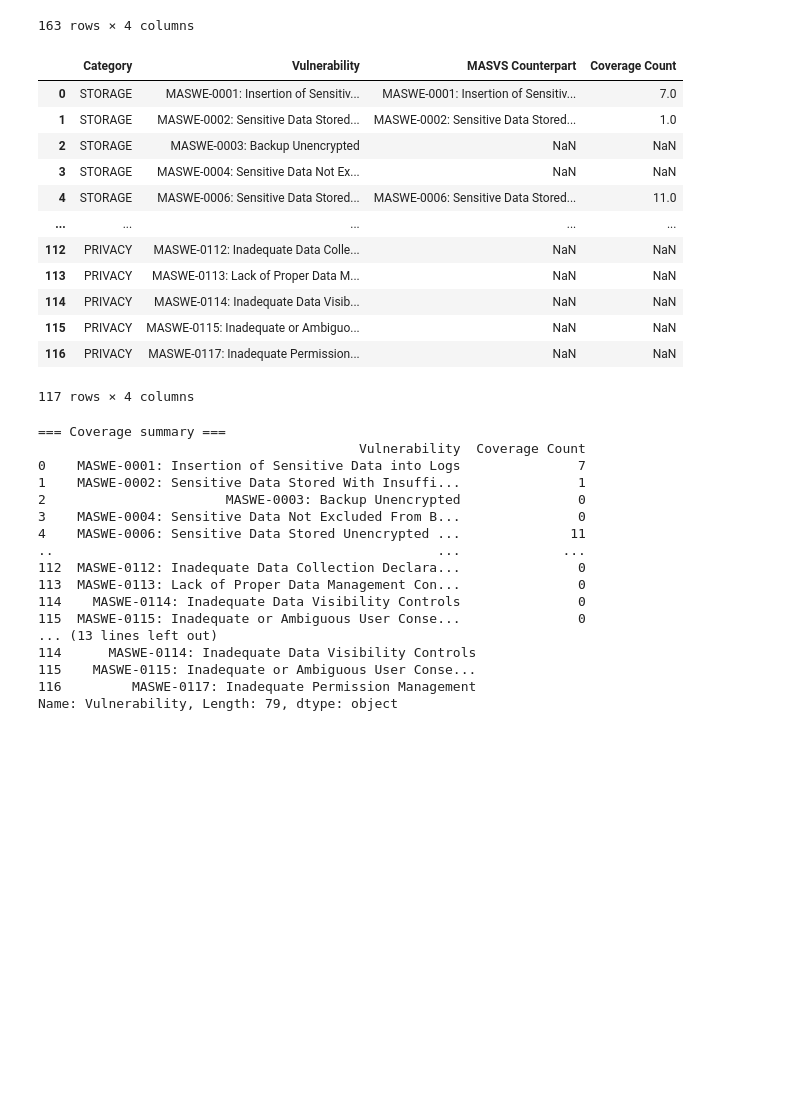
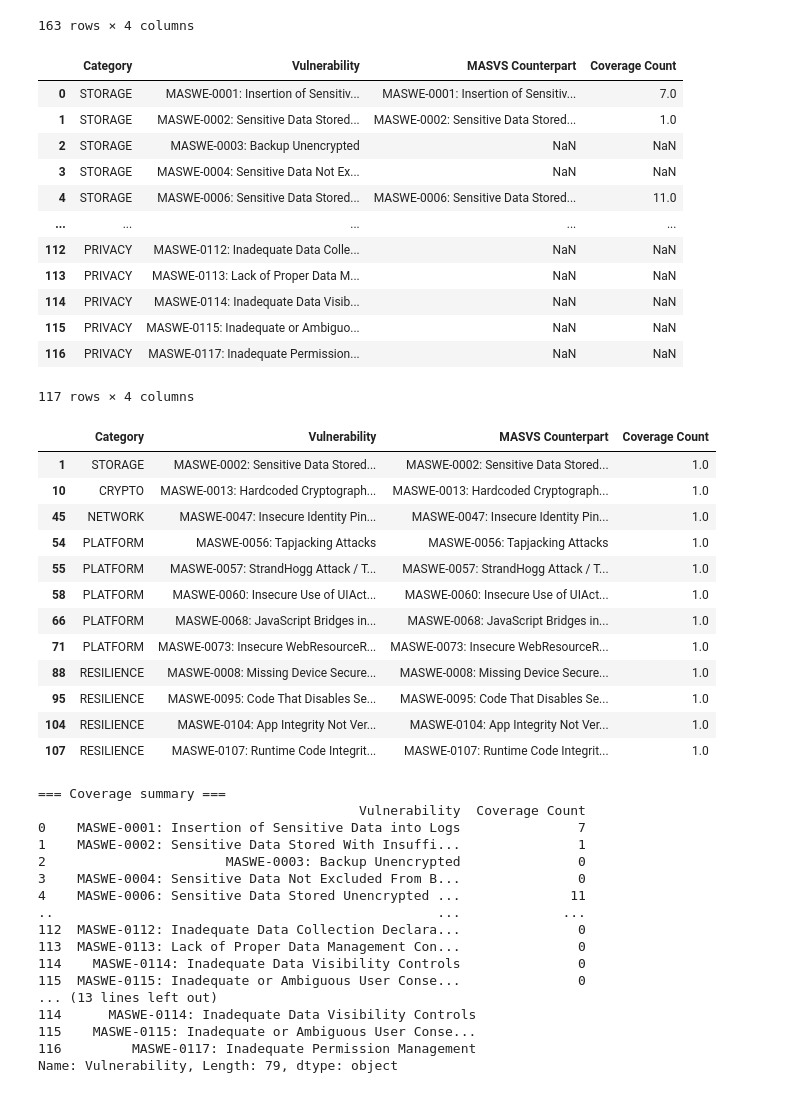
Before and after one commit to domi-cmd/Reference_Application_for_OWASP_MASTG, a Jupyter notebook: dev_documents/seminar_thesis/reference_apps/data_manipulation/app_vulnerability_coverage.ipynb, the cells around one changed output. Saved outputs shown, nothing was run; the diff lists cells and outputs as text; code cells hidden in the pictures; blank space fills up the shorter version.

```diff
--- a/dev_documents/seminar_thesis/reference_apps/data_manipulation/app_vulnerability_coverage.ipynb
+++ b/dev_documents/seminar_thesis/reference_apps/data_manipulation/app_vulnerability_coverage.ipynb
@@ -48,27 +48,42 @@ coverage_count = (
 # %%
 # --- Merge to see which ones are covered and how often ---
 merged_df = all_vuln_df.merge(
     coverage_count,
     left_on="Vulnerability",
     right_on="MASVS Counterpart",
     how="left"
 )
 
 display(merged_df)
+
+display(merged_df[merged_df["Coverage Count"] == 1])
 # %% [output]
 |  | Category | Vulnerability | MASVS Counterpart | Coverage Count |
 | 0 | STORAGE | MASWE-0001: Insertion of Sensitiv... | MASWE-0001: Insertion of Sensitiv... | 7.0 |
 | 1 | STORAGE | MASWE-0002: Sensitive Data Stored... | MASWE-0002: Sensitive Data Stored... | 1.0 |
 | 2 | STORAGE | MASWE-0003: Backup Unencrypted | NaN | NaN |
 | 3 | STORAGE | MASWE-0004: Sensitive Data Not Ex... | NaN | NaN |
 | 4 | STORAGE | MASWE-0006: Sensitive Data Stored... | MASWE-0006: Sensitive Data Stored... | 11.0 |
 | ... | ... | ... | ... | ... |
 | 112 | PRIVACY | MASWE-0112: Inadequate Data Colle... | NaN | NaN |
 | 113 | PRIVACY | MASWE-0113: Lack of Proper Data M... | NaN | NaN |
 | 114 | PRIVACY | MASWE-0114: Inadequate Data Visib... | NaN | NaN |
 | 115 | PRIVACY | MASWE-0115: Inadequate or Ambiguo... | NaN | NaN |
 | 116 | PRIVACY | MASWE-0117: Inadequate Permission... | NaN | NaN |
 117 rows × 4 columns
+|  | Category | Vulnerability | MASVS Counterpart | Coverage Count |
+| 1 | STORAGE | MASWE-0002: Sensitive Data Stored... | MASWE-0002: Sensitive Data Stored... | 1.0 |
+| 10 | CRYPTO | MASWE-0013: Hardcoded Cryptograph... | MASWE-0013: Hardcoded Cryptograph... | 1.0 |
+| 45 | NETWORK | MASWE-0047: Insecure Identity Pin... | MASWE-0047: Insecure Identity Pin... | 1.0 |
+| 54 | PLATFORM | MASWE-0056: Tapjacking Attacks | MASWE-0056: Tapjacking Attacks | 1.0 |
+| 55 | PLATFORM | MASWE-0057: StrandHogg Attack / T... | MASWE-0057: StrandHogg Attack / T... | 1.0 |
+| 58 | PLATFORM | MASWE-0060: Insecure Use of UIAct... | MASWE-0060: Insecure Use of UIAct... | 1.0 |
+| 66 | PLATFORM | MASWE-0068: JavaScript Bridges in... | MASWE-0068: JavaScript Bridges in... | 1.0 |
+| 71 | PLATFORM | MASWE-0073: Insecure WebResourceR... | MASWE-0073: Insecure WebResourceR... | 1.0 |
+| 88 | RESILIENCE | MASWE-0008: Missing Device Secure... | MASWE-0008: Missing Device Secure... | 1.0 |
+| 95 | RESILIENCE | MASWE-0095: Code That Disables Se... | MASWE-0095: Code That Disables Se... | 1.0 |
+| 104 | RESILIENCE | MASWE-0104: App Integrity Not Ver... | MASWE-0104: App Integrity Not Ver... | 1.0 |
+| 107 | RESILIENCE | MASWE-0107: Runtime Code Integrit... | MASWE-0107: Runtime Code Integrit... | 1.0 |
 # %%
 # Fill NaN (means no coverage) with 0
 merged_df["Coverage Count"] = merged_df["Coverage Count"].fillna(0).astype(int)
```
Also changed, not shown: parts of 3 cells of this notebook, 12 other files.
